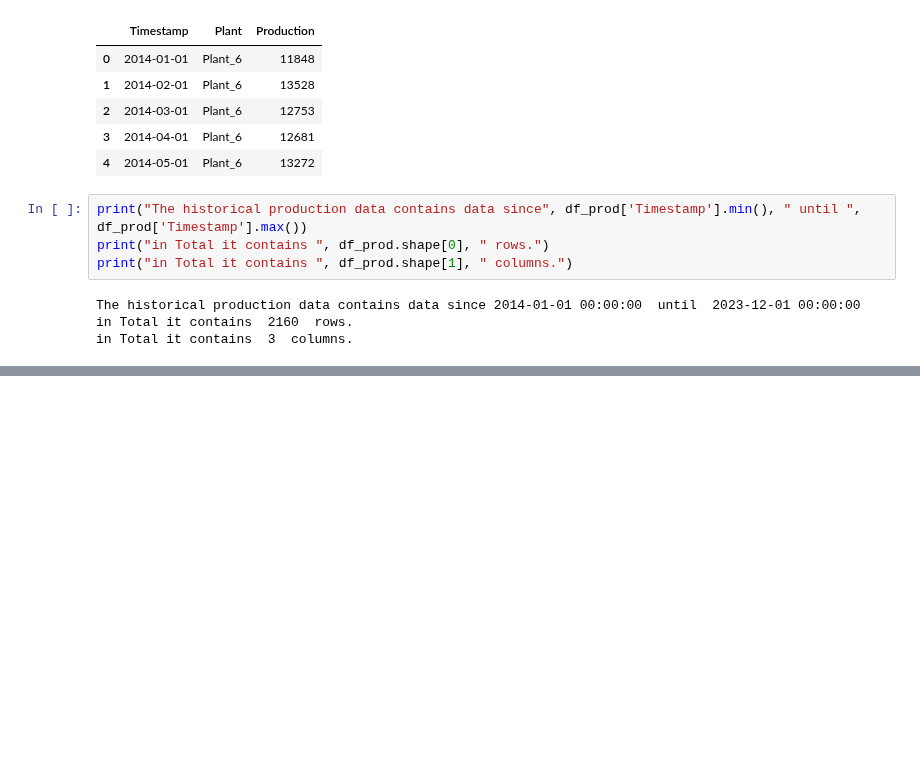
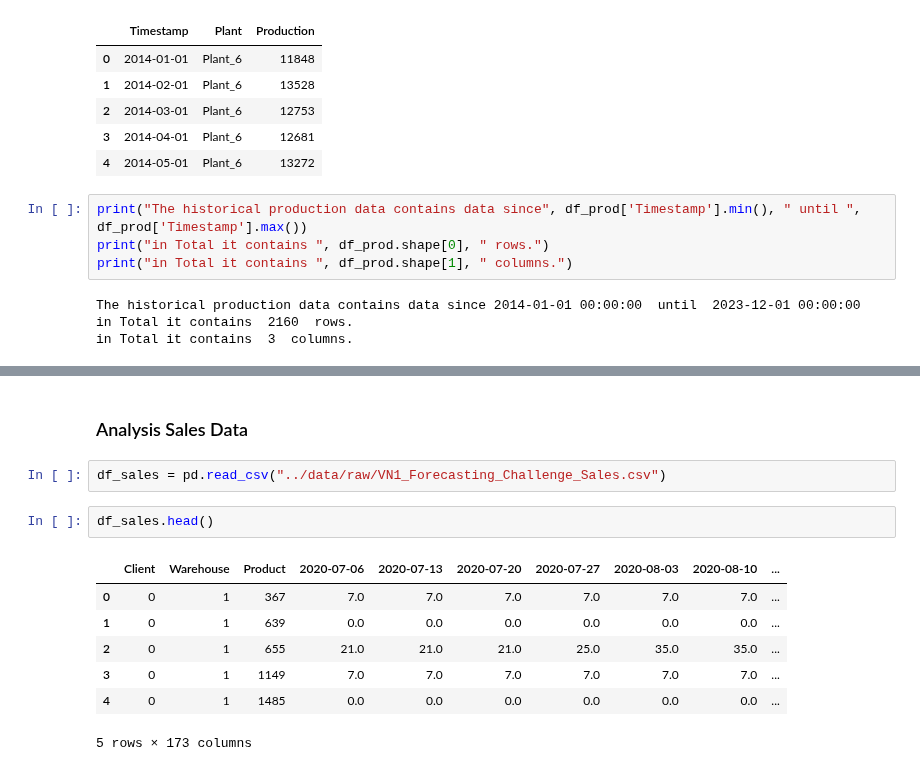
Before and after one commit to john2408/project_data_analytics, a Jupyter notebook: references/topic-ideas.ipynb, the cells around one changed output, grey strips where cells are left out. Drawn from its saved outputs; the diff is of its cells as text; blank space fills up the shorter version.

```diff
--- a/references/topic-ideas.ipynb
+++ b/references/topic-ideas.ipynb
@@ -227,0 +253,14 @@ in Total it contains  3  columns.
+# %% [markdown]
+### Analysis Sales Data
+# %%
+df_sales = pd.read_csv("../data/raw/VN1_Forecasting_Challenge_Sales.csv")
+# %%
+df_sales.head()
+# %% [output]
+|  | Client | Warehouse | Product | 2020-07-06 | 2020-07-13 | 2020-07-20 | 2020-07-27 | 2020-08-03 | 2020-08-10 | ... |
+| 0 | 0 | 1 | 367 | 7.0 | 7.0 | 7.0 | 7.0 | 7.0 | 7.0 | ... |
+| 1 | 0 | 1 | 639 | 0.0 | 0.0 | 0.0 | 0.0 | 0.0 | 0.0 | ... |
+| 2 | 0 | 1 | 655 | 21.0 | 21.0 | 21.0 | 25.0 | 35.0 | 35.0 | ... |
+| 3 | 0 | 1 | 1149 | 7.0 | 7.0 | 7.0 | 7.0 | 7.0 | 7.0 | ... |
+| 4 | 0 | 1 | 1485 | 0.0 | 0.0 | 0.0 | 0.0 | 0.0 | 0.0 | ... |
+5 rows × 173 columns
```
Also changed, not shown: parts of 11 cells of this notebook, 3 other files.
